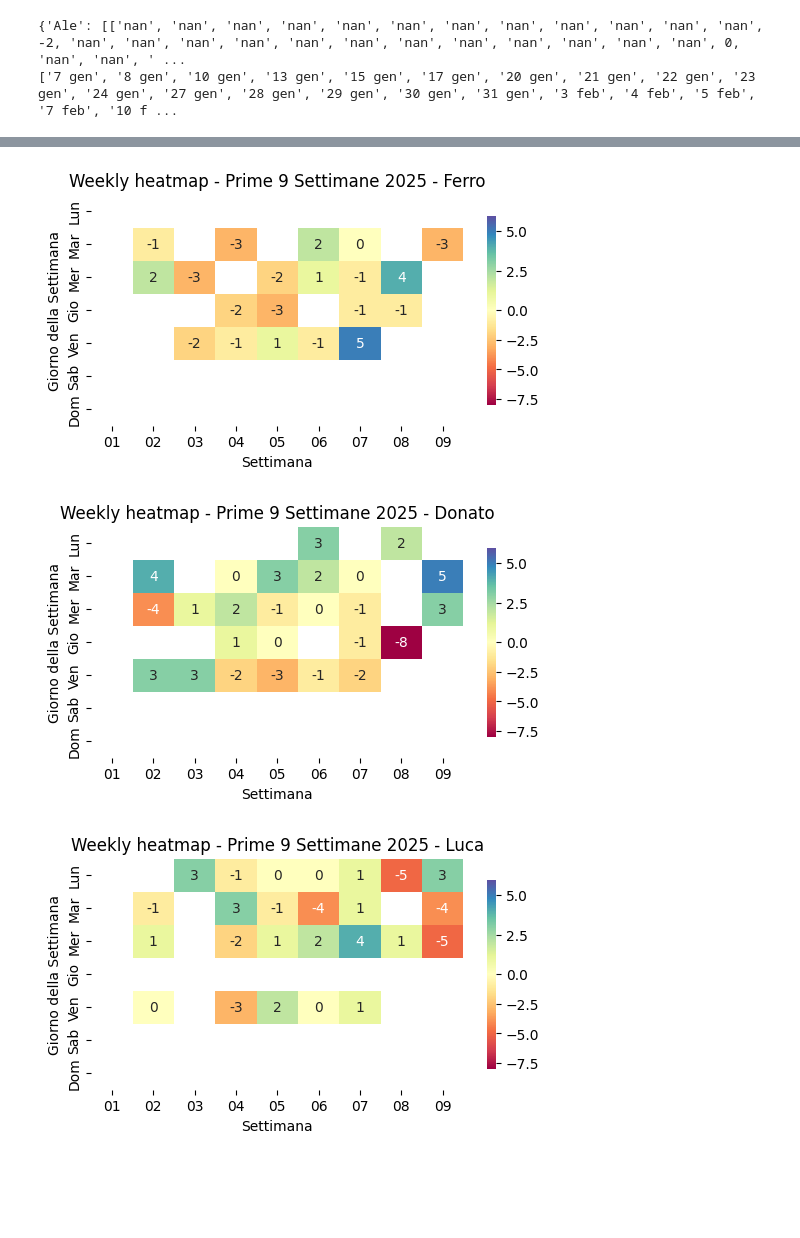
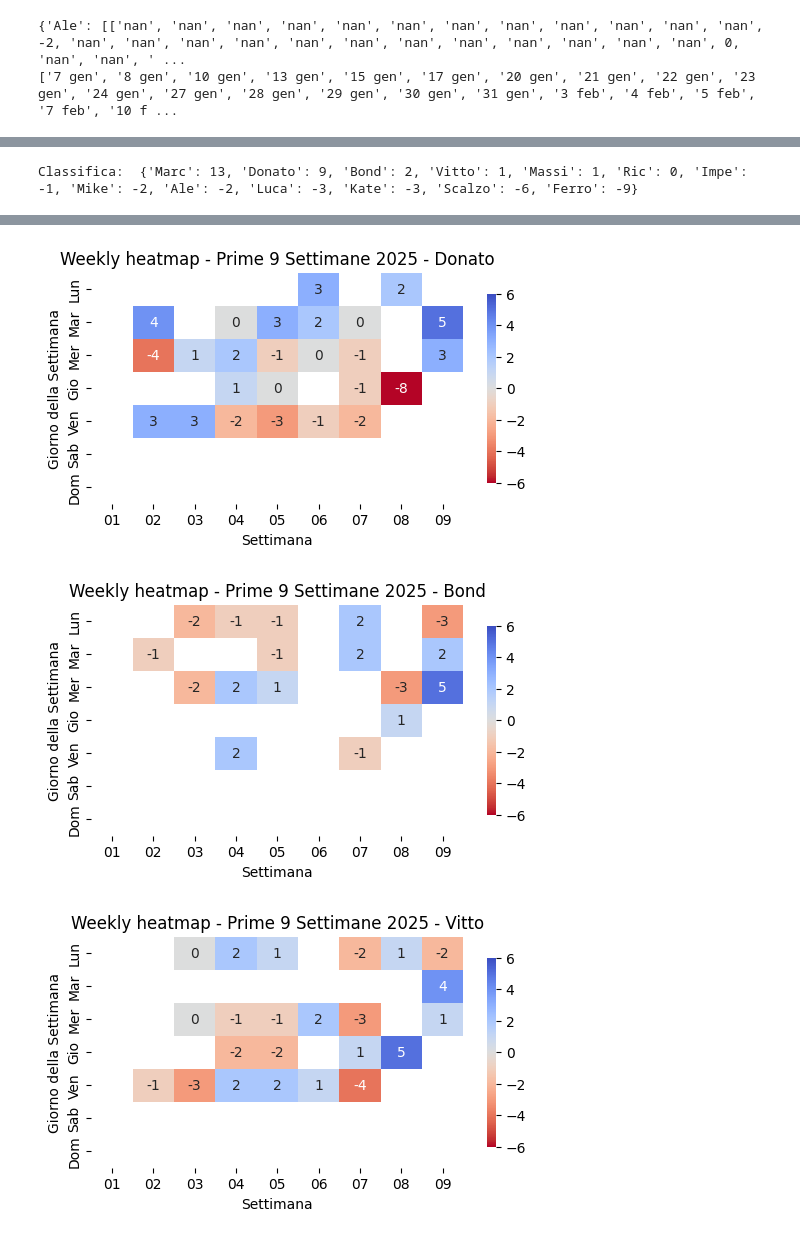
Before and after one commit to marcybon/test_nb, a Jupyter notebook: bestemmie_2.ipynb, the cells around one changed output, grey strips where cells are left out. Drawn from its saved outputs; the diff is of its cells as text; code cells hidden in the pictures; blank space fills up the shorter version.

```diff
--- a/bestemmie_2.ipynb
+++ b/bestemmie_2.ipynb
@@ -707,19 +707,21 @@ def crea_heatmap_settimanale(anno, numero_settimane, giornate_giocate, nome_gioc
     df_pivot = df.pivot(index='Giorno', columns='Settimana', values='Valore')
     # Ordina i giorni della settimana
     df_pivot = df_pivot.reindex(giorni_settimana)
-    # Normalizzazione
-    norm = TwoSlopeNorm(vmin=-8, vcenter=0, vmax=6)
 
-    # Divisione asse per segmenti colorati
     # Crea una maschera personalizzata per i valori 'nan'
     mask = df_pivot.map(lambda x: pd.isna(x))
     colors = ["red", "orange", "white", "lightgreen", "green"]
     custom_cmap = LinearSegmentedColormap.from_list("custom_cmap", colors, N=8)
 
+    # Normalizzazione e definizione massimo e minimo per l'asse dei colori
+    # Minimo -8 e massimo +6, il centro è sempre 0
+    norm = TwoSlopeNorm(vmin=-6, vcenter=0, vmax=6)
+
     # Crea la heatmap
     plt.figure(figsize=(6, 3))
-    #sns.heatmap(df_pivot, annot=True, cmap='custom_cmap', norm=norm, fmt='.0f', cbar_kws={'shrink': .82}) # Mappe: Spectral, RdYlGn, magma, bwr_r, coolwarm_r
-    sns.heatmap(df_pivot, annot=True, cmap='Spectral', fmt='g', norm=norm, mask=mask, cbar_kws={'shrink': .82})
+    #sns.heatmap(df_pivot, annot=True, cmap='Spectral', norm=norm, fmt='.0f', cbar_kws={'shrink': .82})
+    # Mappe: 'Spectral', 'RdYlGn', 'magma', 'bwr_r', 'coolwarm_r', custom_cmap
+    sns.heatmap(df_pivot, annot=True, cmap='coolwarm_r', fmt='g', norm=norm, mask=mask, cbar_kws={'shrink': .82})
     plt.title(f'Weekly heatmap - Prime {numero_settimane} Settimane {anno} - {nome_giocatore}')
     plt.xlabel('Settimana')
     plt.ylabel('Giorno della Settimana')
@@ -728,14 +730,10 @@ def crea_heatmap_settimanale(anno, numero_settimane, giornate_giocate, nome_gioc
 # Esempio di utilizzo:
 #giornate = ['7 gen', '8 gen', '10 gen', '13 gen', '15 gen', '17 gen', '20 gen', '21 gen', '22 gen', '23 gen', '24 gen', '27 gen', '28 gen', '29 gen', '30 gen', '31 gen', '3 feb', '4 feb', '5 feb', '7 feb', '10 feb', '11 feb', '12 feb', '13 feb', '14 feb', '17 feb', '19 feb', '20 feb']
 giornate = giorni
-#
-crea_heatmap_settimanale(2025, 9, giornate, 'Marc')
-crea_heatmap_settimanale(2025, 9, giornate, 'Ferro')
-crea_heatmap_settimanale(2025, 9, giornate, 'Donato')
-crea_heatmap_settimanale(2025, 9, giornate, 'Luca')
-crea_heatmap_settimanale(2025, 9, giornate, 'Kate')
-crea_heatmap_settimanale(2025, 9, giornate, 'Vitto')
-crea_heatmap_settimanale(2025, 9, giornate, 'Bond')
-crea_heatmap_settimanale(2025, 9, giornate, 'Scalzo')
-crea_heatmap_settimanale(2025, 9, giornate, 'Massi')
+#crea_heatmap_settimanale(2025, 9, giornate, 'Marc')
+print('Classifica: ', dict(classifica))
+for giocatore in classifica:
+    nome_giocatore_heatmap = giocatore.__getitem__(0)
+    crea_heatmap_settimanale(2025, 9, giornate, nome_giocatore_heatmap)
 # %% [output]
+Classifica:  {'Marc': 13, 'Donato': 9, 'Bond': 2, 'Vitto': 1, 'Massi': 1, 'Ric': 0, 'Impe': -1, 'Mike': -2, 'Ale': -2, 'Luca': -3, 'Kate': -3, 'Scalzo': -6, 'Ferro': -9}
@@ -743,3 +741,3 @@ crea_heatmap_settimanale(2025, 9, giornate, 'Massi')
-[figure, old version]
+[figure, new version]
-[figure, old version]
+[figure, new version]
-[figure, old version]
+[figure, new version]
```
Also changed, not shown: parts of 3 cells of this notebook.
